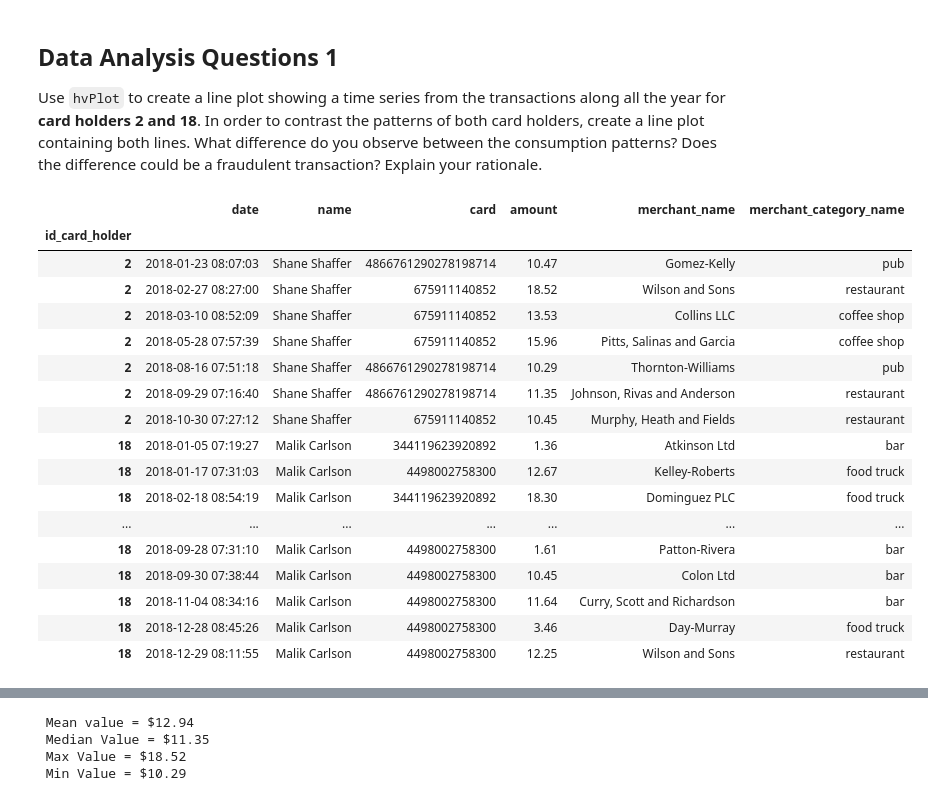
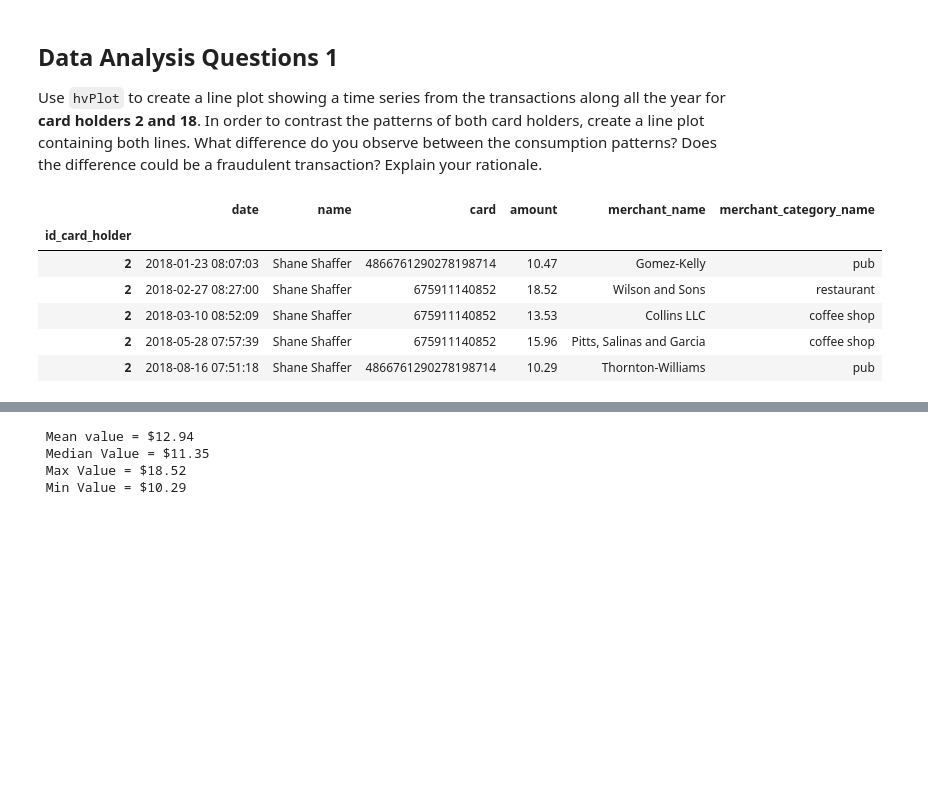
Before and after one commit to dbogatic/SQL-homework, a Jupyter notebook: visual_data_analysis.ipynb, the cells around one changed output, grey strips where cells are left out. Drawn from its saved outputs; the diff is of its cells as text; code cells hidden in the pictures; blank space fills up the shorter version.

```diff
--- a/visual_data_analysis.ipynb
+++ b/visual_data_analysis.ipynb
@@ -30,45 +33,34 @@ LEFT JOIN transaction
 ON transaction.card = credit_card.card
 
 LEFT JOIN merchant
 ON merchant.id_merchant = transaction.id_merchant
 
 LEFT JOIN merchant_category
 ON merchant_category.id_merchant_category = merchant.id_merchant_category
 
 
 """
 fraud_detection_df = pd.read_sql_query(query, engine)
 
 fraud_detection_df.set_index("date", inplace=True)
 
 fraud_detection_hourly_window = fraud_detection_df.between_time('07:00','09:00')
 
 fraud_detection_hourly_window.reset_index(inplace=True)
 
 fraud_detection_hourly_window.set_index("id_card_holder", inplace=True)
 
 card_holders_df = fraud_detection_hourly_window.loc[[2,18]]
 
-card_holders_df
+card_holders_df.head()
 # %% [output]
 |  | date | name | card | amount | merchant_name | merchant_category_name |
 | id_card_holder |  |  |  |  |  |  |
 | 2 | 2018-01-23 08:07:03 | Shane Shaffer | 4866761290278198714 | 10.47 | Gomez-Kelly | pub |
 | 2 | 2018-02-27 08:27:00 | Shane Shaffer | 675911140852 | 18.52 | Wilson and Sons | restaurant |
 | 2 | 2018-03-10 08:52:09 | Shane Shaffer | 675911140852 | 13.53 | Collins LLC | coffee shop |
 | 2 | 2018-05-28 07:57:39 | Shane Shaffer | 675911140852 | 15.96 | Pitts, Salinas and Garcia | coffee shop |
 | 2 | 2018-08-16 07:51:18 | Shane Shaffer | 4866761290278198714 | 10.29 | Thornton-Williams | pub |
-| 2 | 2018-09-29 07:16:40 | Shane Shaffer | 4866761290278198714 | 11.35 | Johnson, Rivas and Anderson | restaurant |
-| 2 | 2018-10-30 07:27:12 | Shane Shaffer | 675911140852 | 10.45 | Murphy, Heath and Fields | restaurant |
-| 18 | 2018-01-05 07:19:27 | Malik Carlson | 344119623920892 | 1.36 | Atkinson Ltd | bar |
-| 18 | 2018-01-17 07:31:03 | Malik Carlson | 4498002758300 | 12.67 | Kelley-Roberts | food truck |
-| 18 | 2018-02-18 08:54:19 | Malik Carlson | 344119623920892 | 18.30 | Dominguez PLC | food truck |
-| ... | ... | ... | ... | ... | ... | ... |
-| 18 | 2018-09-28 07:31:10 | Malik Carlson | 4498002758300 | 1.61 | Patton-Rivera | bar |
-| 18 | 2018-09-30 07:38:44 | Malik Carlson | 4498002758300 | 10.45 | Colon Ltd | bar |
-| 18 | 2018-11-04 08:34:16 | Malik Carlson | 4498002758300 | 11.64 | Curry, Scott and Richardson | bar |
-| 18 | 2018-12-28 08:45:26 | Malik Carlson | 4498002758300 | 3.46 | Day-Murray | food truck |
-| 18 | 2018-12-29 08:11:55 | Malik Carlson | 4498002758300 | 12.25 | Wilson and Sons | restaurant |
 # %%
 # plot for cardholder 2
 first_card_holder = fraud_detection_hourly_window.loc[2]
```
Also changed, not shown: parts of 6 cells of this notebook.
